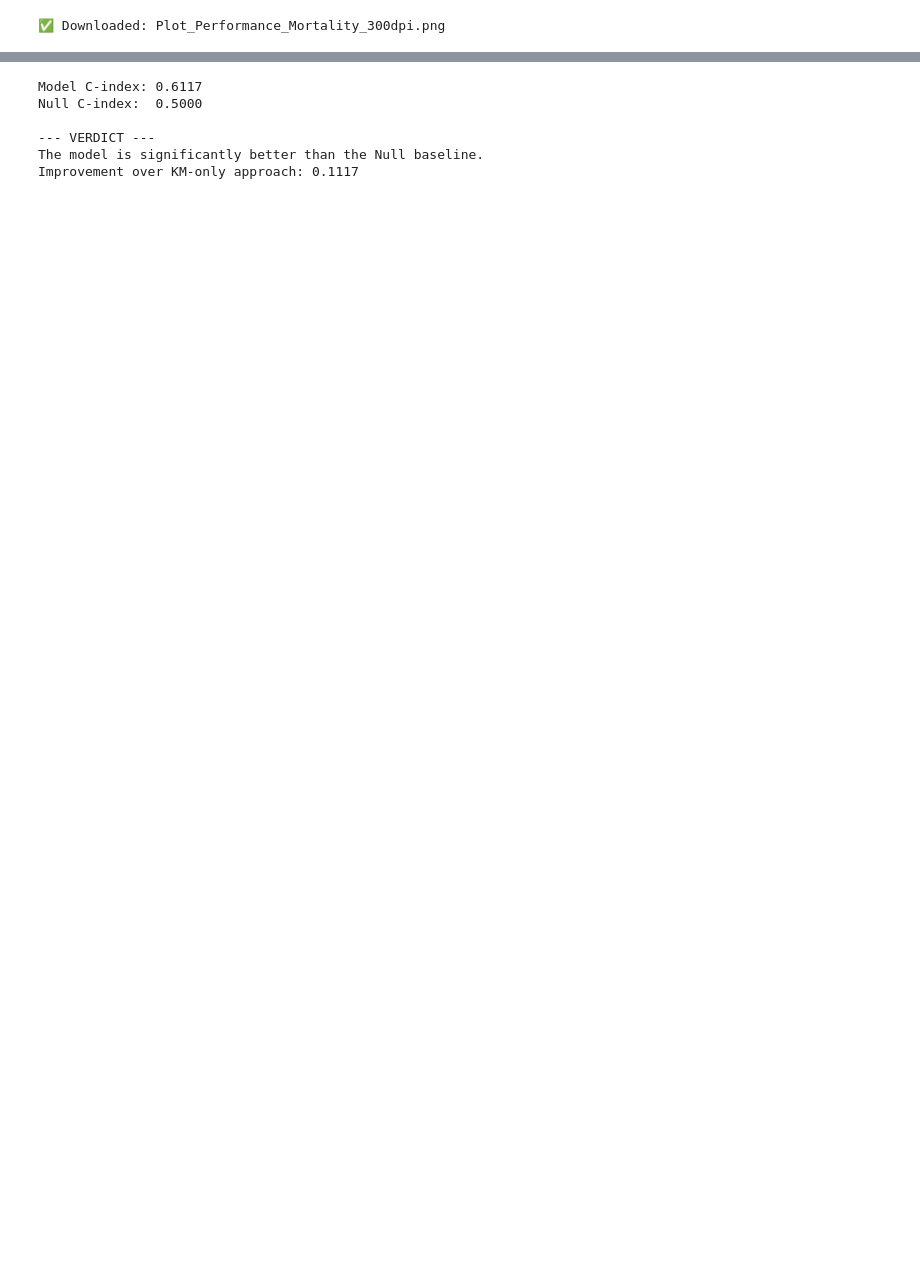
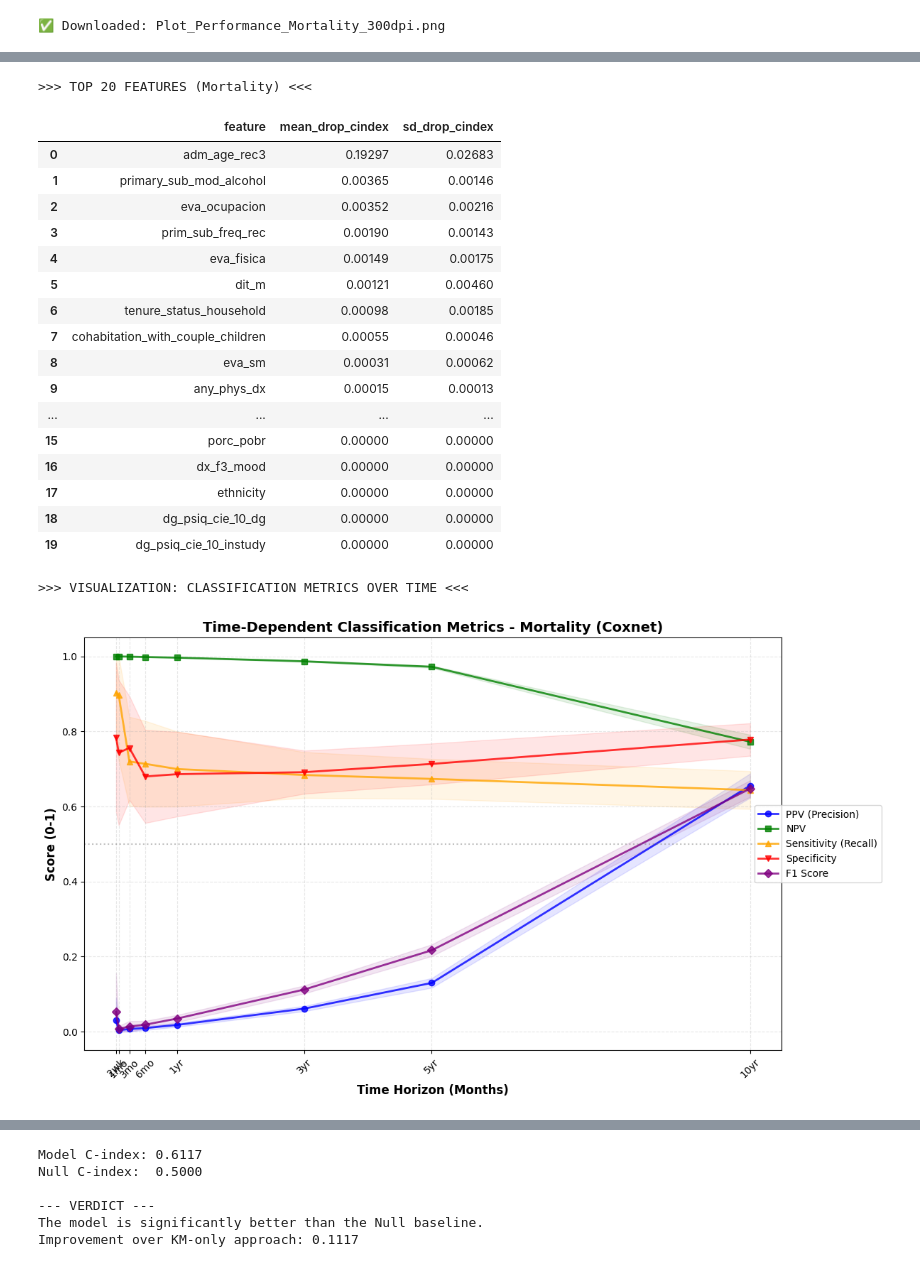
Before and after one commit to FONDECYTACC/cons2025, a Jupyter notebook: best_subset_based_on_disc_jan26.ipynb, the cells around one changed output, grey strips where cells are left out. Saved outputs shown, nothing was run; the diff lists cells and outputs as text; code cells hidden in the pictures; blank space fills up the shorter version.

```diff
--- a/best_subset_based_on_disc_jan26.ipynb
+++ b/best_subset_based_on_disc_jan26.ipynb
@@ -1668,0 +2269,42 @@ except Exception as e:
+# %%
+print("\n" + "🔵"*40)
+print(">>> OUTCOME: MORTALITY (Coxnet 10% Regularized) <<<")
+print("🔵"*40 + "\n")
+
+start_time = time.time()
+
+# Run analysis
+df_global_death2, df_time_death2, df_imp_death2 = permutation_importance_timespecific_cv_mi(
+    X_list=imputations_list_jan26,
+    y_surv_list=y_surv_death_list,
+    times_eval=times_eval_grid,
+    alpha_idx=49,
+    n_splits=10,
+    n_repeats=20,
+    random_state=2125,
+    l1_ratio=0.1,
+    alpha_min_ratio=0.01,
+    n_alphas=50,
+    max_iter=100000,
+    n_jobs=-1
+)
+
+end_time = time.time()
+elapsed = end_time - start_time
+print(f"Process completed in {elapsed/60:.2f} minutes")
+
+# --- DISPLAY RESULTS ---
+print("\n>>> TIME-SPECIFIC PERFORMANCE (Mortality) <<<")
+cols_view = ['time_label', 'auc_mean', 'bs_mean', 'ppv_mean', 'npv_mean', 'f1_mean']
+display(df_time_death2[cols_view])
+
+print("\n>>> TOP 20 FEATURES (Mortality) <<<")
+styled_table_death = df_imp_death2.head(20).style \
+    .background_gradient(subset=['mean_drop_cindex'], cmap='Reds') \
+    .format({'mean_drop_cindex': "{:.5f}", 'sd_drop_cindex': "{:.5f}"})
+display(styled_table_death)
+
+# --- VISUALIZATION ---
+print("\n>>> VISUALIZATION: CLASSIFICATION METRICS OVER TIME <<<")
+plot_time_dependent_classification_metrics(df_time_death2, outcome_name="Mortality (Coxnet)")
+# %% [output]
@@ -1669 +2337,21 @@ except Exception as e:
+>>> TOP 20 FEATURES (Mortality) <<<
+|  | feature | mean_drop_cindex | sd_drop_cindex |
+| 0 | adm_age_rec3 | 0.19297 | 0.02683 |
+| 1 | primary_sub_mod_alcohol | 0.00365 | 0.00146 |
+| 2 | eva_ocupacion | 0.00352 | 0.00216 |
+| 3 | prim_sub_freq_rec | 0.00190 | 0.00143 |
+| 4 | eva_fisica | 0.00149 | 0.00175 |
+| 5 | dit_m | 0.00121 | 0.00460 |
+| 6 | tenure_status_household | 0.00098 | 0.00185 |
+| 7 | cohabitation_with_couple_children | 0.00055 | 0.00046 |
+| 8 | eva_sm | 0.00031 | 0.00062 |
+| 9 | any_phys_dx | 0.00015 | 0.00013 |
+| ... | ... | ... | ... |
+| 15 | porc_pobr | 0.00000 | 0.00000 |
+| 16 | dx_f3_mood | 0.00000 | 0.00000 |
+| 17 | ethnicity | 0.00000 | 0.00000 |
+| 18 | dg_psiq_cie_10_dg | 0.00000 | 0.00000 |
+| 19 | dg_psiq_cie_10_instudy | 0.00000 | 0.00000 |
+>>> VISUALIZATION: CLASSIFICATION METRICS OVER TIME <<<
+[figure, added]
 # %% [markdown]
```
Also changed, not shown: parts of 11 cells of this notebook.
